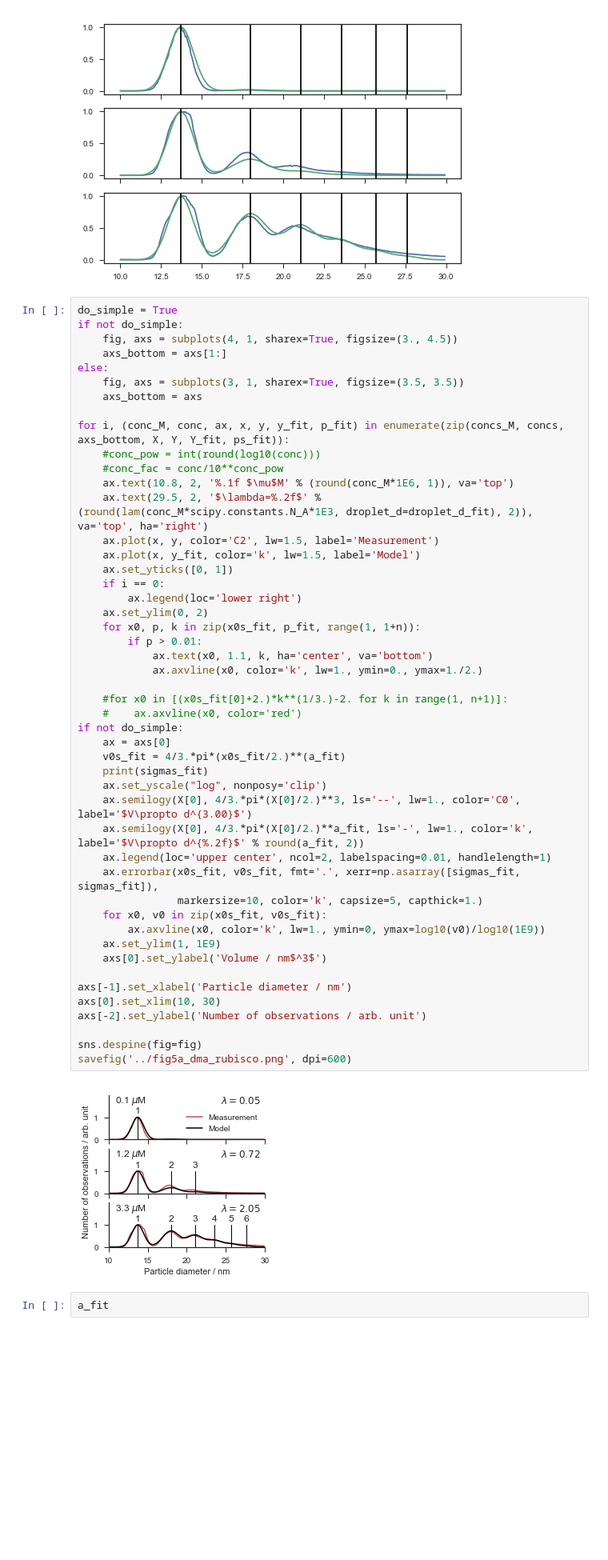
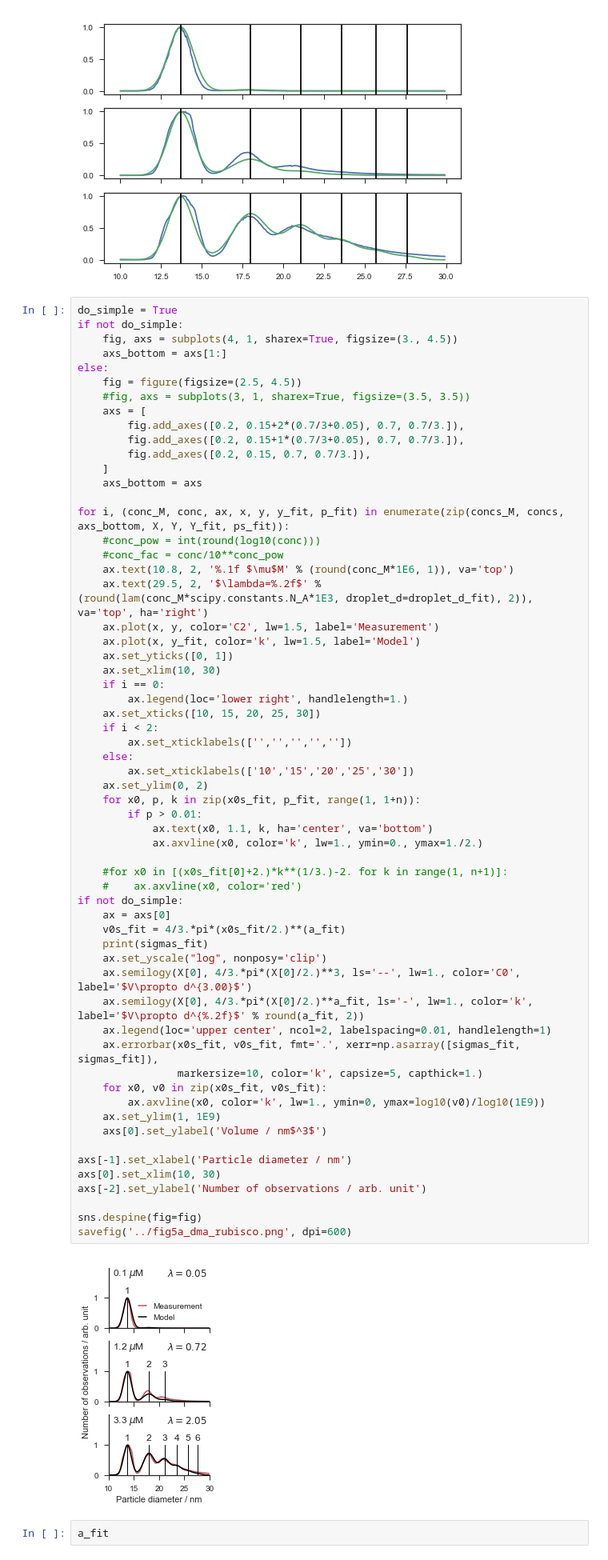
Before and after one commit to mhantke/esi_at_amo, a Jupyter notebook: notebooks/fig_rubisco_dma.ipynb, the cells around one changed output. Shown at 80% size. Drawn from its saved outputs; the diff is of its cells as text; blank space fills up the shorter version.

```diff
--- a/notebooks/fig_rubisco_dma.ipynb
+++ b/notebooks/fig_rubisco_dma.ipynb
@@ -148,7 +148,13 @@ if not do_simple:
     fig, axs = subplots(4, 1, sharex=True, figsize=(3., 4.5))
     axs_bottom = axs[1:]
 else:
-    fig, axs = subplots(3, 1, sharex=True, figsize=(3.5, 3.5))
+    fig = figure(figsize=(2.5, 4.5))
+    #fig, axs = subplots(3, 1, sharex=True, figsize=(3.5, 3.5))
+    axs = [
+        fig.add_axes([0.2, 0.15+2*(0.7/3+0.05), 0.7, 0.7/3.]),
+        fig.add_axes([0.2, 0.15+1*(0.7/3+0.05), 0.7, 0.7/3.]),
+        fig.add_axes([0.2, 0.15, 0.7, 0.7/3.]),
+    ]
     axs_bottom = axs
 
 for i, (conc_M, conc, ax, x, y, y_fit, p_fit) in enumerate(zip(concs_M, concs, axs_bottom, X, Y, Y_fit, ps_fit)):
@@ -159,39 +165,45 @@ for i, (conc_M, conc, ax, x, y, y_fit, p_fit) in enumerate(zip(concs_M, concs, a
     ax.plot(x, y, color='C2', lw=1.5, label='Measurement')
     ax.plot(x, y_fit, color='k', lw=1.5, label='Model')
     ax.set_yticks([0, 1])
+    ax.set_xlim(10, 30)
     if i == 0:
-        ax.legend(loc='lower right')
+        ax.legend(loc='lower right', handlelength=1.)
+    ax.set_xticks([10, 15, 20, 25, 30])
+    if i < 2:
+        ax.set_xticklabels(['','','','',''])
+    else:
+        ax.set_xticklabels(['10','15','20','25','30'])
     ax.set_ylim(0, 2)
     for x0, p, k in zip(x0s_fit, p_fit, range(1, 1+n)):
         if p > 0.01:
             ax.text(x0, 1.1, k, ha='center', va='bottom')
             ax.axvline(x0, color='k', lw=1., ymin=0., ymax=1./2.)
 
     #for x0 in [(x0s_fit[0]+2.)*k**(1/3.)-2. for k in range(1, n+1)]:
     #    ax.axvline(x0, color='red')
 if not do_simple:
     ax = axs[0]
     v0s_fit = 4/3.*pi*(x0s_fit/2.)**(a_fit)
     print(sigmas_fit)
     ax.set_yscale("log", nonposy='clip')
     ax.semilogy(X[0], 4/3.*pi*(X[0]/2.)**3, ls='--', lw=1., color='C0', label='$V\propto d^{3.00}$')
     ax.semilogy(X[0], 4/3.*pi*(X[0]/2.)**a_fit, ls='-', lw=1., color='k', label='$V\propto d^{%.2f}$' % round(a_fit, 2))
     ax.legend(loc='upper center', ncol=2, labelspacing=0.01, handlelength=1)
     ax.errorbar(x0s_fit, v0s_fit, fmt='.', xerr=np.asarray([sigmas_fit, sigmas_fit]),
                 markersize=10, color='k', capsize=5, capthick=1.)
     for x0, v0 in zip(x0s_fit, v0s_fit):
         ax.axvline(x0, color='k', lw=1., ymin=0, ymax=log10(v0)/log10(1E9))
     ax.set_ylim(1, 1E9)
     axs[0].set_ylabel('Volume / nm$^3$')
 
 axs[-1].set_xlabel('Particle diameter / nm')
 axs[0].set_xlim(10, 30)
 axs[-2].set_ylabel('Number of observations / arb. unit')
 
 sns.despine(fig=fig)
 savefig('../fig5a_dma_rubisco.png', dpi=600)
 # %% [output]
-[figure, old version]
+[figure, new version]
 # %%
 a_fit
 # %% [output]
```
Also changed, not shown: 4 other files.
